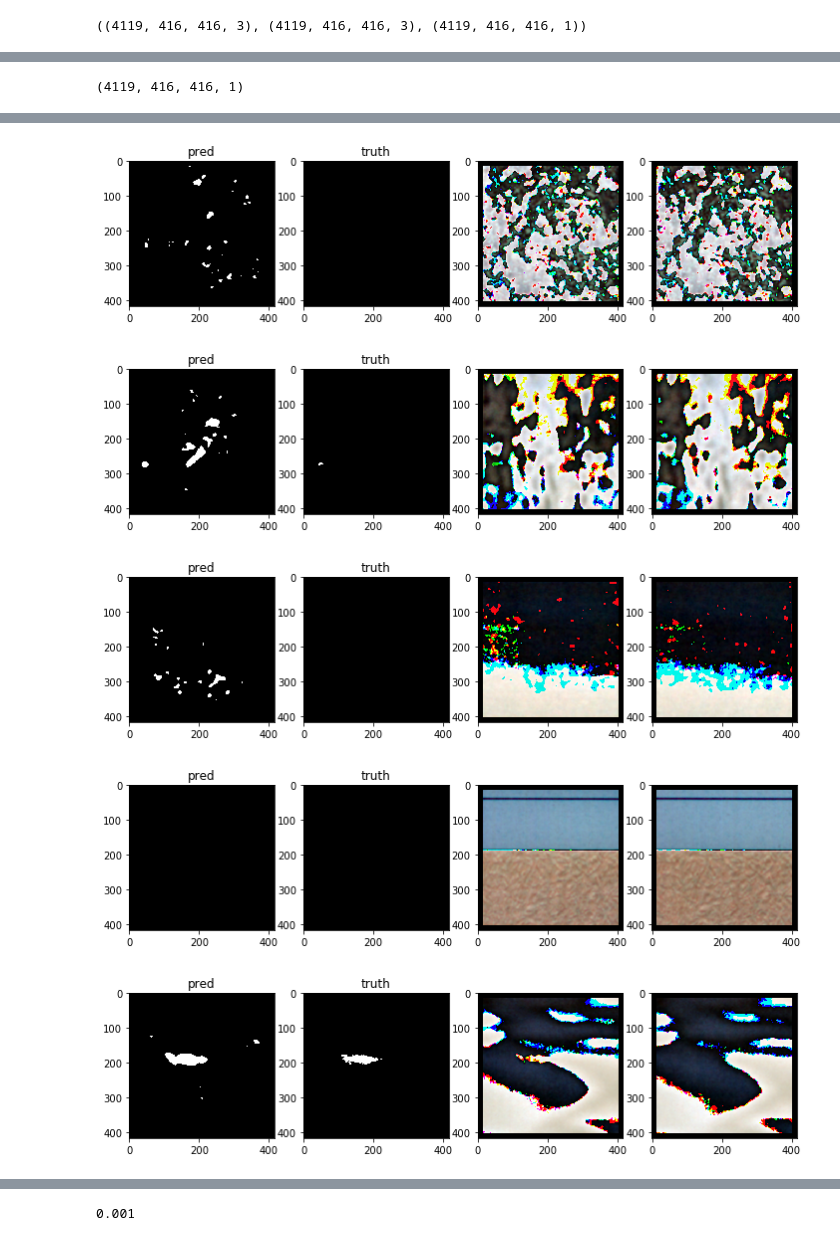
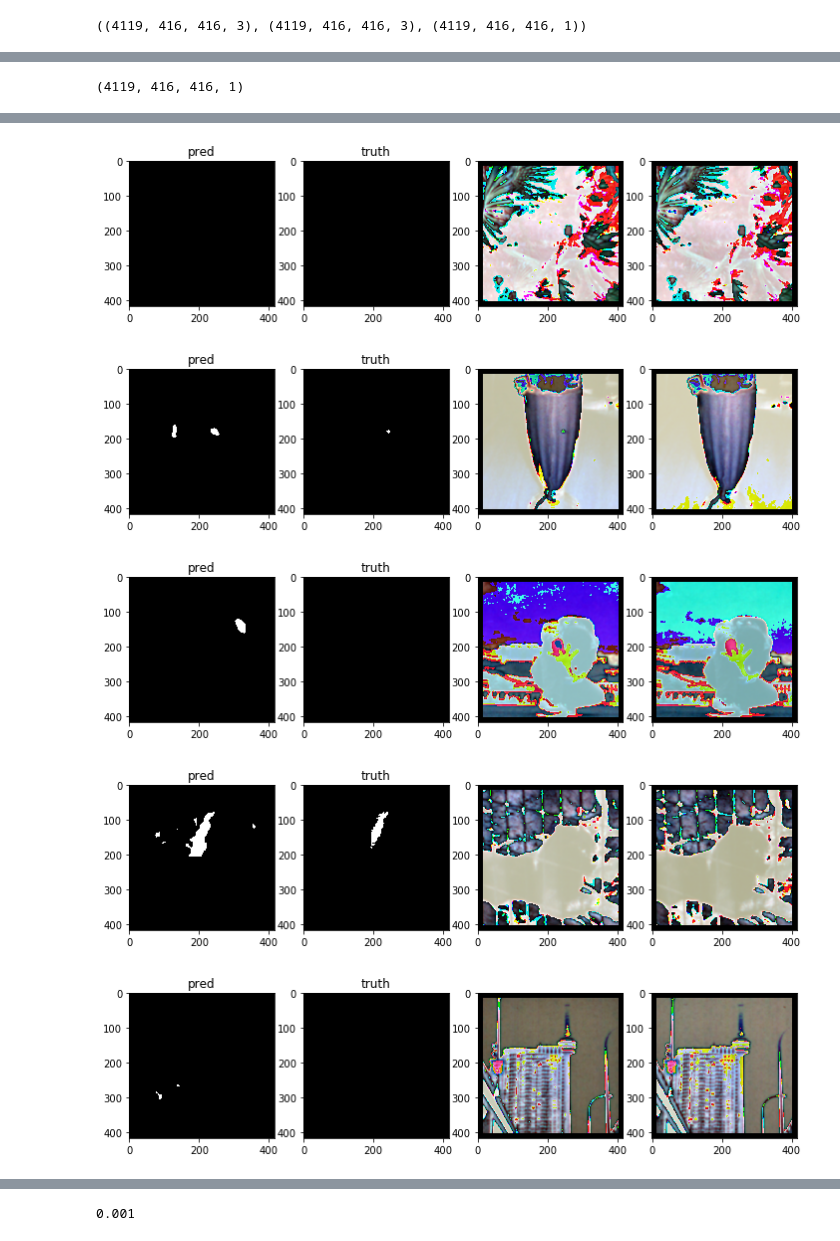
Before and after one commit to SorokinV/2018-TopCoder-Konika-Minolta, a Jupyter notebook: Jupyter/CM-V02-NET.ipynb, the cells around one changed output, grey strips where cells are left out. Drawn from its saved outputs; the diff is of its cells as text; code cells hidden in the pictures.

```diff
--- a/Jupyter/CM-V02-NET.ipynb
+++ b/Jupyter/CM-V02-NET.ipynb
@@ -156,6 +128,0 @@ len(listTrainNN)
-# %%
-shape2D = (416,416)
-X1 = np.zeros((len(listTrainNN),)+shape2D+(3,),dtype=np.float32)
-X2 = np.zeros((len(listTrainNN),)+shape2D+(3,),dtype=np.float32)
-YY = np.zeros((len(listTrainNN),)+shape2D+(1,),dtype=np.float32)
-X1.shape, X2.shape,YY.shape
@@ -681,4 +642,16 @@ Total params: 5,813,423
 Trainable params: 5,801,947
 Non-trainable params: 11,476
 ____________________________________________________________________________________________________
+# %%
+if 1 :
+    filepath = '../Temp/V02-val_f1scoreTF=0.3854-(0.3833).hdf5'
+    #filepath = '../Temp/V02-val_f1scoreTF=0.6565-(0.4448).hdf5'  # level 1
+    #filepath = '../Temp/V02-val_f1scoreTF=0.3905-(0.3842).hdf5'  # level 2
+    model10.load_weights(filepath, by_name=True)
+    model10.compile(loss=lossZf1, #'binary_crossentropy',
+              optimizer='adam', #sgd, #"adam", #'rmsprop',
+              metrics=['binary_accuracy',f1scoreTF]) #['binary_accuracy']) #[fbeta_pred]) #['accuracy',fbeta_pred]) #['accuracy'])
+    #model10.load_weights(filepath, by_name=True)
+# %%
+batch_size = 16
 # %%
@@ -737,7 +693,7 @@ Epoch 00079: val_F1ScoreCC did not improve
 # %%
 print(datetime.datetime.now())
 
-epochs     = 60 #10 #60
+epochs     = 40 #10 #60
 verbose    = 2
 batch_size = 6
 batch_size = 16
@@ -756,9 +712,16 @@ snapshot = SnapshotCallbackBuilder(T, M, alpha_zero)
 
 metric     = 'f1scoreTF'
 
-path       = 500 #YY.shape[0] #750
+path1       = 0          #YY.shape[0] # level 1
+path2       = 751        #YY.shape[0]
 
-filepath="../Temp/V02-val_"+metric+"={val_"+metric+":.4f}-({"+metric+":.4f}).hdf5"
+path1       = 751        #YY.shape[0] # level 2
+path2       = path1+1495 #YY.shape[0]
+
+path1       = path1+1495 #YY.shape[0] # level 3
+path2       = YY.shape[0]
+
+filepath="../Temp/V02-level-3-val_"+metric+"={val_"+metric+":.4f}-({"+metric+":.4f}).hdf5"
 #checkpoint1 = ModelCheckpoint(filepath, monitor=metric,        verbose=1, save_best_only=True, mode='max')
 #checkpoint1 = ModelCheckpoint(filepath, monitor=metric,        verbose=1, save_best_only=True, mode='max')
 checkpoint2 = ModelCheckpoint(filepath, monitor='val_'+metric, verbose=1, save_best_only=True, mode='max')
@@ -766,10 +729,10 @@ checkpoint2 = ModelCheckpoint(filepath, monitor='val_'+metric, verbose=1, save_b
 reduce_lr1     = ReduceLROnPlateau(monitor='val_loss', factor=0.1,patience=4, min_lr=0.000001,verbose=1)
 reduce_lr2     = ReduceLROnPlateau(monitor='loss',     factor=0.1,patience=2, min_lr=0.000001,verbose=1)
 
-early_stopping = EarlyStopping(monitor='val_loss',     patience=8,min_delta=0.0001,verbose=1)
+early_stopping = EarlyStopping(monitor='val_loss',     patience=10,min_delta=0.0001,verbose=1)
 
-#hist1  = model10.fit([X1[:path],X2[:path]],YY[:path],
-hist1  = model10.fit([X1,X2],YY,
+hist1  = model10.fit([X1[path1:path2],X2[path1:path2]],YY[path1:path2],
+#hist1  = model10.fit([X1,X2],YY,
                     epochs=epochs,
                     batch_size=batch_size,
                     validation_split=0.20,
@@ -811,5 +774,5 @@ if 1 :
 # %%
-LL = range(600,610)
+LL = range(3200,3210)
 th = 0.9999
 print(PP.shape)
 for NN in LL :
@@ -827,5 +790,5 @@ for NN in LL :
-[figure, old version]
+[figure, new version]
-[figure, old version]
+[figure, new version]
-[figure, old version]
+[figure, new version]
-[figure, old version]
+[figure, new version]
-[figure, old version]
+[figure, new version]
```
Also changed, not shown: parts of 21 cells of this notebook, 1 other file.
